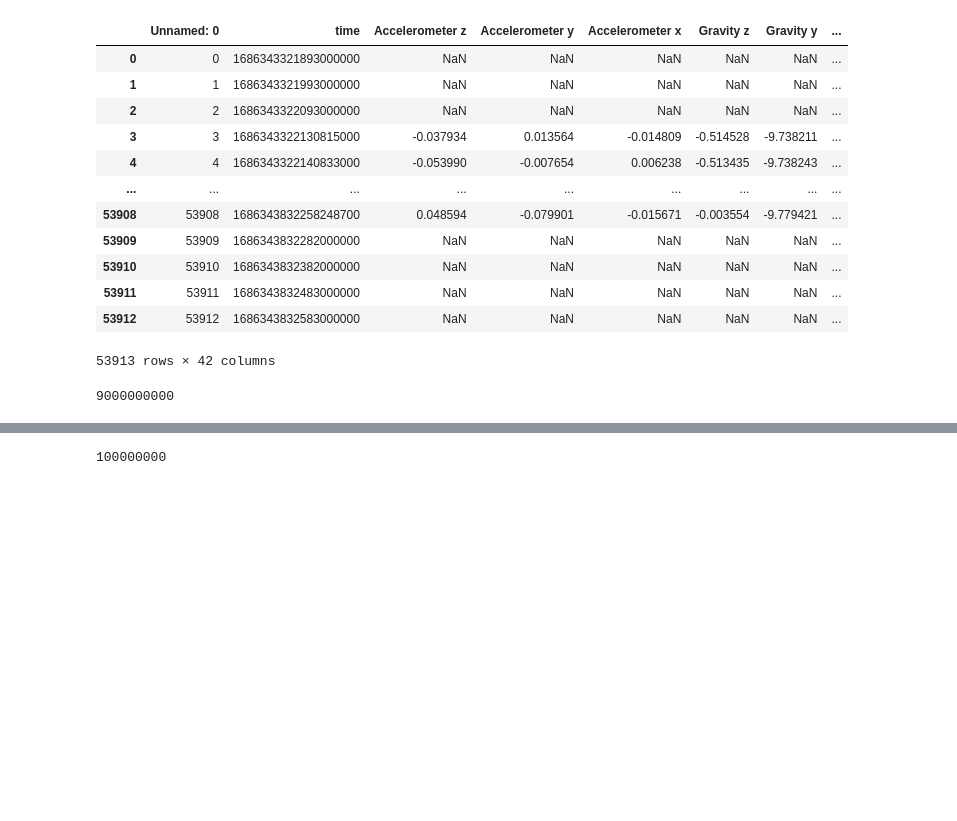
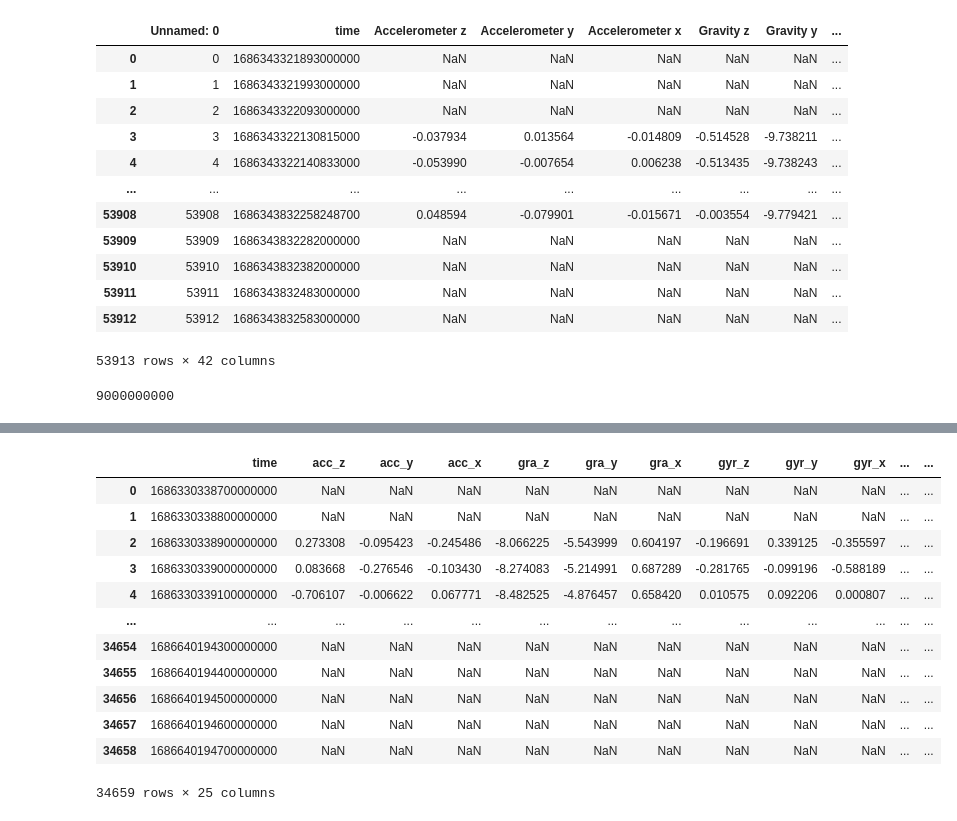
Before and after one commit to SiberiaWolfP/ML4QS_66, a Jupyter notebook: local_test.ipynb, the cells around one changed output, grey strips where cells are left out. Drawn from its saved outputs; the diff is of its cells as text; code cells hidden in the pictures; blank space fills up the shorter version.

```diff
--- a/local_test.ipynb
+++ b/local_test.ipynb
@@ -396,6 +413,19 @@ dataset['time'][1] - dataset['time'][0]
 # %%
 dataset = pd.read_csv('/Users/young/Downloads/ml4qs_codes/ML4QS_66/datasets/intermediate/raw_100ms.csv')
 dataset
 dataset['time'][1] - dataset['time'][0]
+dataset
 # %% [output]
+|  | time | acc_z | acc_y | acc_x | gra_z | gra_y | gra_x | gyr_z | gyr_y | gyr_x | ... | ... |
+| 0 | 1686330338700000000 | NaN | NaN | NaN | NaN | NaN | NaN | NaN | NaN | NaN | ... | ... |
+| 1 | 1686330338800000000 | NaN | NaN | NaN | NaN | NaN | NaN | NaN | NaN | NaN | ... | ... |
+| 2 | 1686330338900000000 | 0.273308 | -0.095423 | -0.245486 | -8.066225 | -5.543999 | 0.604197 | -0.196691 | 0.339125 | -0.355597 | ... | ... |
+| 3 | 1686330339000000000 | 0.083668 | -0.276546 | -0.103430 | -8.274083 | -5.214991 | 0.687289 | -0.281765 | -0.099196 | -0.588189 | ... | ... |
+| 4 | 1686330339100000000 | -0.706107 | -0.006622 | 0.067771 | -8.482525 | -4.876457 | 0.658420 | 0.010575 | 0.092206 | 0.000807 | ... | ... |
+| ... | ... | ... | ... | ... | ... | ... | ... | ... | ... | ... | ... | ... |
+| 34654 | 1686640194300000000 | NaN | NaN | NaN | NaN | NaN | NaN | NaN | NaN | NaN | ... | ... |
+| 34655 | 1686640194400000000 | NaN | NaN | NaN | NaN | NaN | NaN | NaN | NaN | NaN | ... | ... |
+| 34656 | 1686640194500000000 | NaN | NaN | NaN | NaN | NaN | NaN | NaN | NaN | NaN | ... | ... |
+| 34657 | 1686640194600000000 | NaN | NaN | NaN | NaN | NaN | NaN | NaN | NaN | NaN | ... | ... |
+| 34658 | 1686640194700000000 | NaN | NaN | NaN | NaN | NaN | NaN | NaN | NaN | NaN | ... | ... |
-100000000
+34659 rows × 25 columns
```
Also changed, not shown: parts of 4 cells of this notebook, 2 other files.
